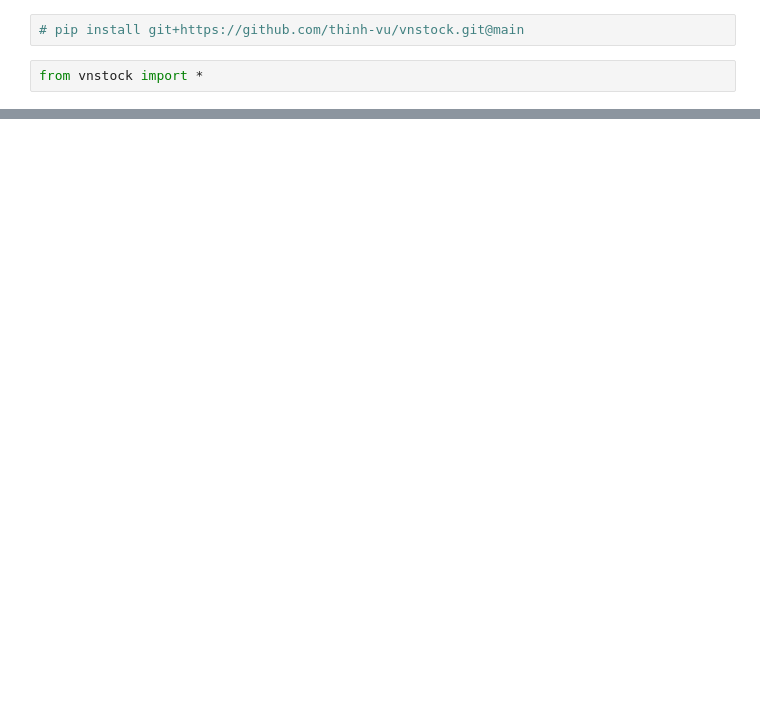
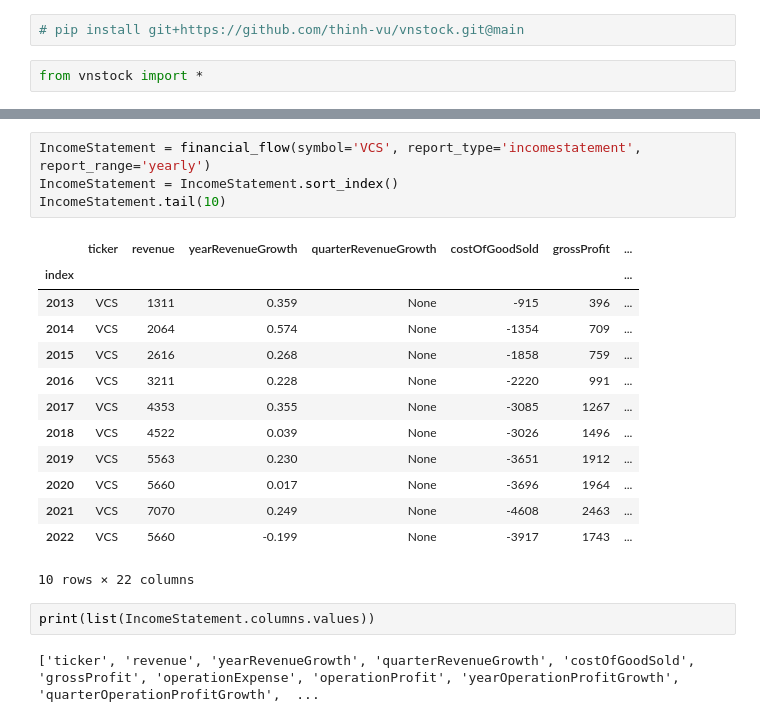
Before and after one commit to quang-g/VNStock-Analysis, a Jupyter notebook: VCS.ipynb, the cells around one changed output, grey strips where cells are left out. Saved outputs shown, nothing was run; the diff lists cells and outputs as text; blank space fills up the shorter version.

```diff
--- a/VCS.ipynb
+++ b/VCS.ipynb
@@ -59,0 +16,22 @@ plt.show()
+# %%
+IncomeStatement = financial_flow(symbol='VCS', report_type='incomestatement', report_range='yearly')
+IncomeStatement = IncomeStatement.sort_index()
+IncomeStatement.tail(10)
+# %% [output]
+|  | ticker | revenue | yearRevenueGrowth | quarterRevenueGrowth | costOfGoodSold | grossProfit | ... |
+| index |  |  |  |  |  |  | ... |
+| 2013 | VCS | 1311 | 0.359 | None | -915 | 396 | ... |
+| 2014 | VCS | 2064 | 0.574 | None | -1354 | 709 | ... |
+| 2015 | VCS | 2616 | 0.268 | None | -1858 | 759 | ... |
+| 2016 | VCS | 3211 | 0.228 | None | -2220 | 991 | ... |
+| 2017 | VCS | 4353 | 0.355 | None | -3085 | 1267 | ... |
+| 2018 | VCS | 4522 | 0.039 | None | -3026 | 1496 | ... |
+| 2019 | VCS | 5563 | 0.230 | None | -3651 | 1912 | ... |
+| 2020 | VCS | 5660 | 0.017 | None | -3696 | 1964 | ... |
+| 2021 | VCS | 7070 | 0.249 | None | -4608 | 2463 | ... |
+| 2022 | VCS | 5660 | -0.199 | None | -3917 | 1743 | ... |
+10 rows × 22 columns
+# %%
+print(list(IncomeStatement.columns.values))
+# %% [output]
+['ticker', 'revenue', 'yearRevenueGrowth', 'quarterRevenueGrowth', 'costOfGoodSold', 'grossProfit', 'operationExpense', 'operationProfit', 'yearOperationProfitGrowth', 'quarterOperationProfitGrowth',  ...
```
Also changed, not shown: parts of 18 cells of this notebook.
